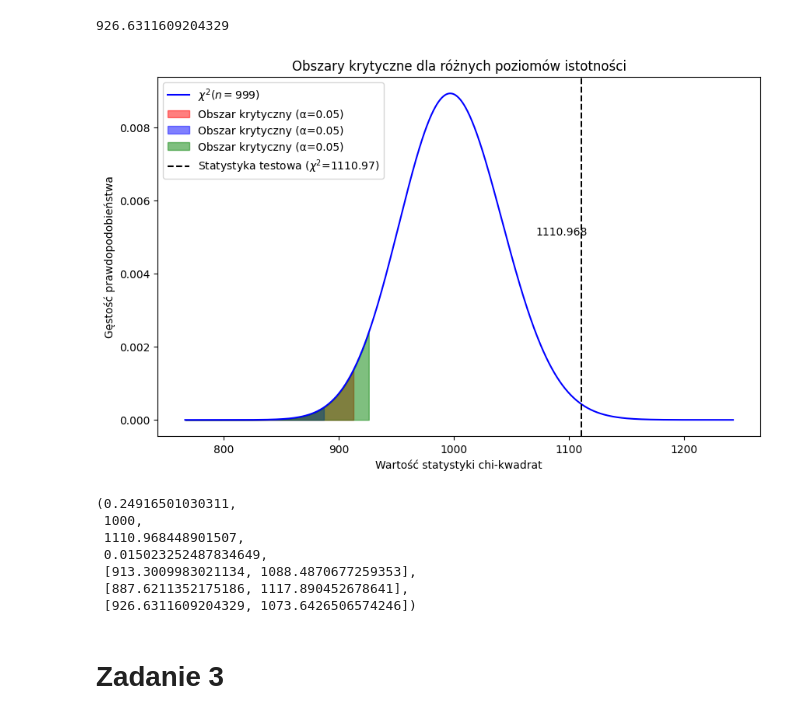
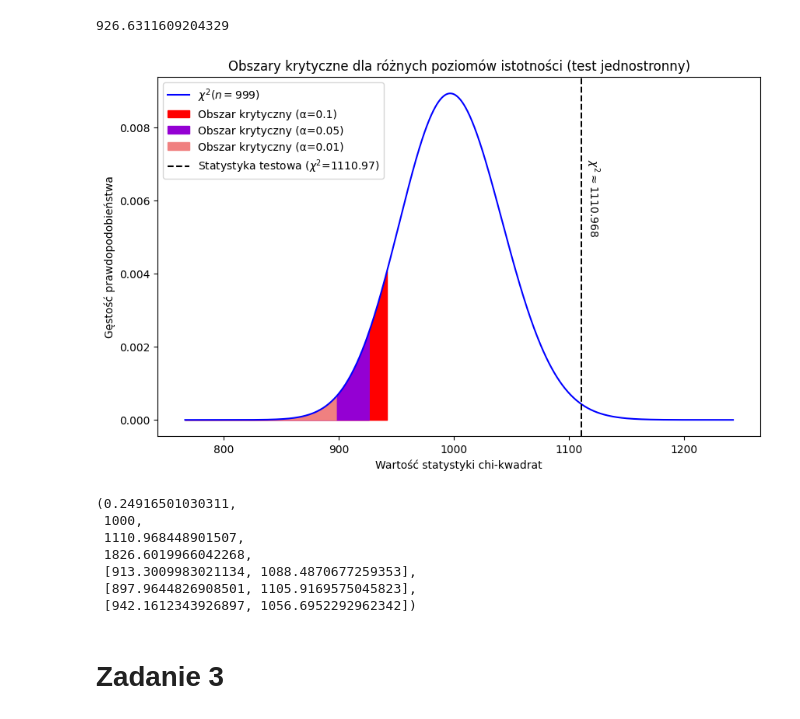
Before and after one commit to mathieuboro/raport2, a Jupyter notebook: Raport2.ipynb, the cells around one changed output. Saved outputs shown, nothing was run; the diff lists cells and outputs as text; code cells hidden in the pictures.

```diff
--- a/Raport2.ipynb
+++ b/Raport2.ipynb
@@ -484,31 +484,31 @@ critical_values_05_left
 # %%
 fig, ax = plt.subplots(figsize=(10, 6))
 
 ax.plot(x, y, 'b-', label=f"$\chi^2$($n = {zad2_sample_size-1}$)")
-ax.fill_between(x, 0, y, where=(x <= critical_values[0]), color='red', alpha=0.5, label='Obszar krytyczny (α=0.05)')
-ax.fill_between(x, 0, y, where=(x <= critical_values_01[0]), color='blue', alpha=0.5, label='Obszar krytyczny (α=0.05)')
-ax.fill_between(x, 0, y, where=(x <= critical_values_1[0]), color='green', alpha=0.5, label='Obszar krytyczny (α=0.05)')
+ax.fill_between(x, 0, y, where=(x <= critical_values_1[0]), color='red', alpha=1, label='Obszar krytyczny (α=0.1)')
+ax.fill_between(x, 0, y, where=(x <= critical_values_05_left), color='darkviolet', alpha=1, label='Obszar krytyczny (α=0.05)')
+ax.fill_between(x, 0, y, where=(x <= critical_values_01[0]), color='lightcoral', alpha=1, label='Obszar krytyczny (α=0.01)')
 ax.axvline(x=chi_squared_statistic, color='black', linestyle='--', label=f'Statystyka testowa ($\chi^2$={chi_squared_statistic:.2f})')
 ax.text(chi_squared_statistic + 10, 0.005, "$\chi^2 \\approx $" + f'{chi_squared_statistic:.3f}',
         horizontalalignment='center', verticalalignment='bottom',
         color='black', fontsize=10, rotation=-90)
 ax.legend()
 ax.set_xlabel('Wartość statystyki chi-kwadrat')
 ax.set_ylabel('Gęstość prawdopodobieństwa')
 ax.set_title('Obszary krytyczne dla różnych poziomów istotności (test jednostronny)')
 
 plt.show()
 
 zad2_sample_mean, zad2_sample_size, chi_squared_statistic, p_value, critical_values, critical_values_01, critical_values_1
 # %% [output]
-[figure, old version]
+[figure, new version]
 (0.24916501030311,
  1000,
  1110.968448901507,
- 0.015023252487834649,
+ 1826.6019966042268,
  [913.3009983021134, 1088.4870677259353],
- [887.6211352175186, 1117.890452678641],
- [926.6311609204329, 1073.6426506574246])
+ [897.9644826908501, 1105.9169575045823],
+ [942.1612343926897, 1056.6952292962342])
 # %% [markdown]
 # Zadanie 3
 # %% [markdown]
```
Also changed, not shown: parts of 2 cells of this notebook.
